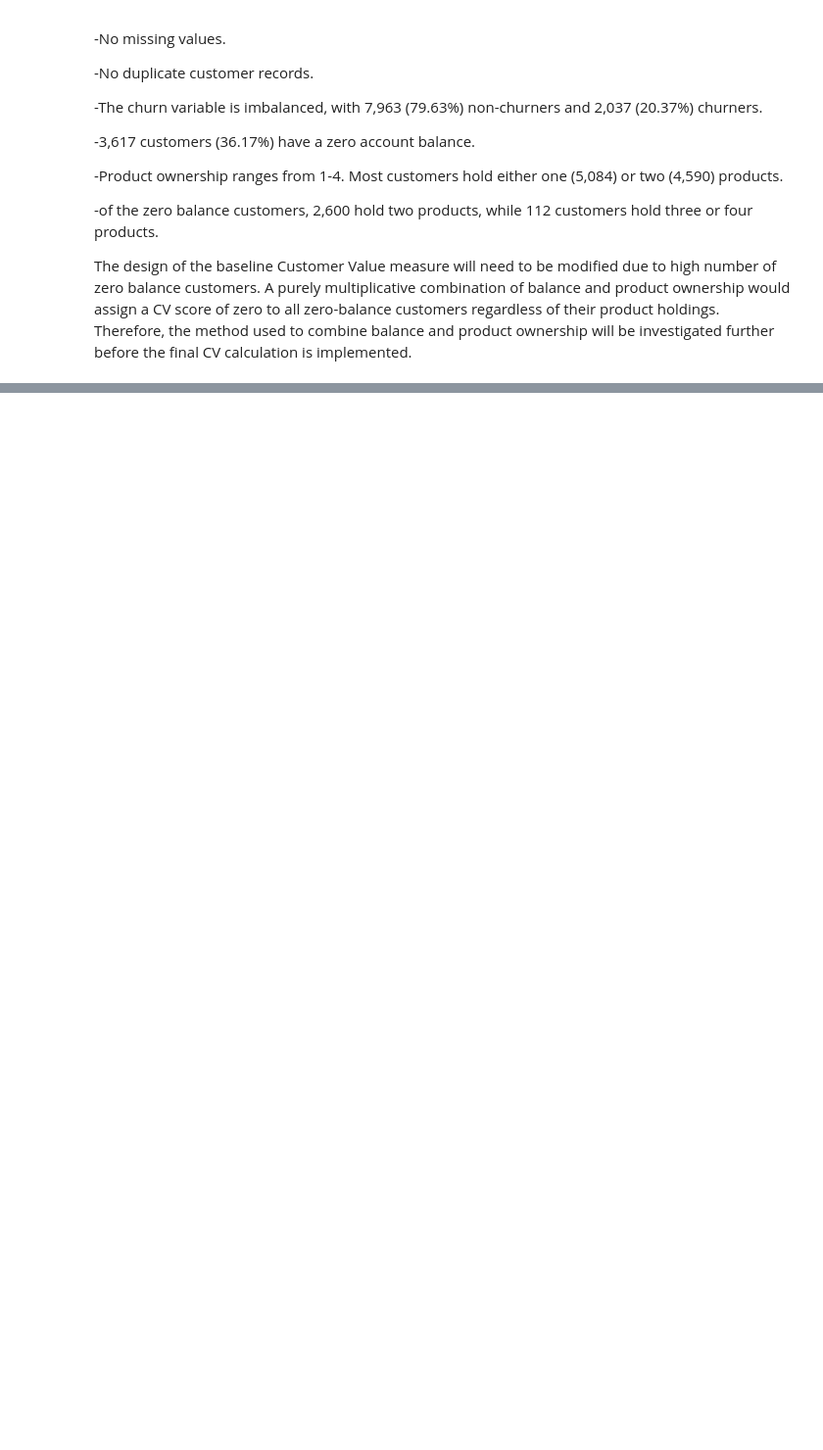
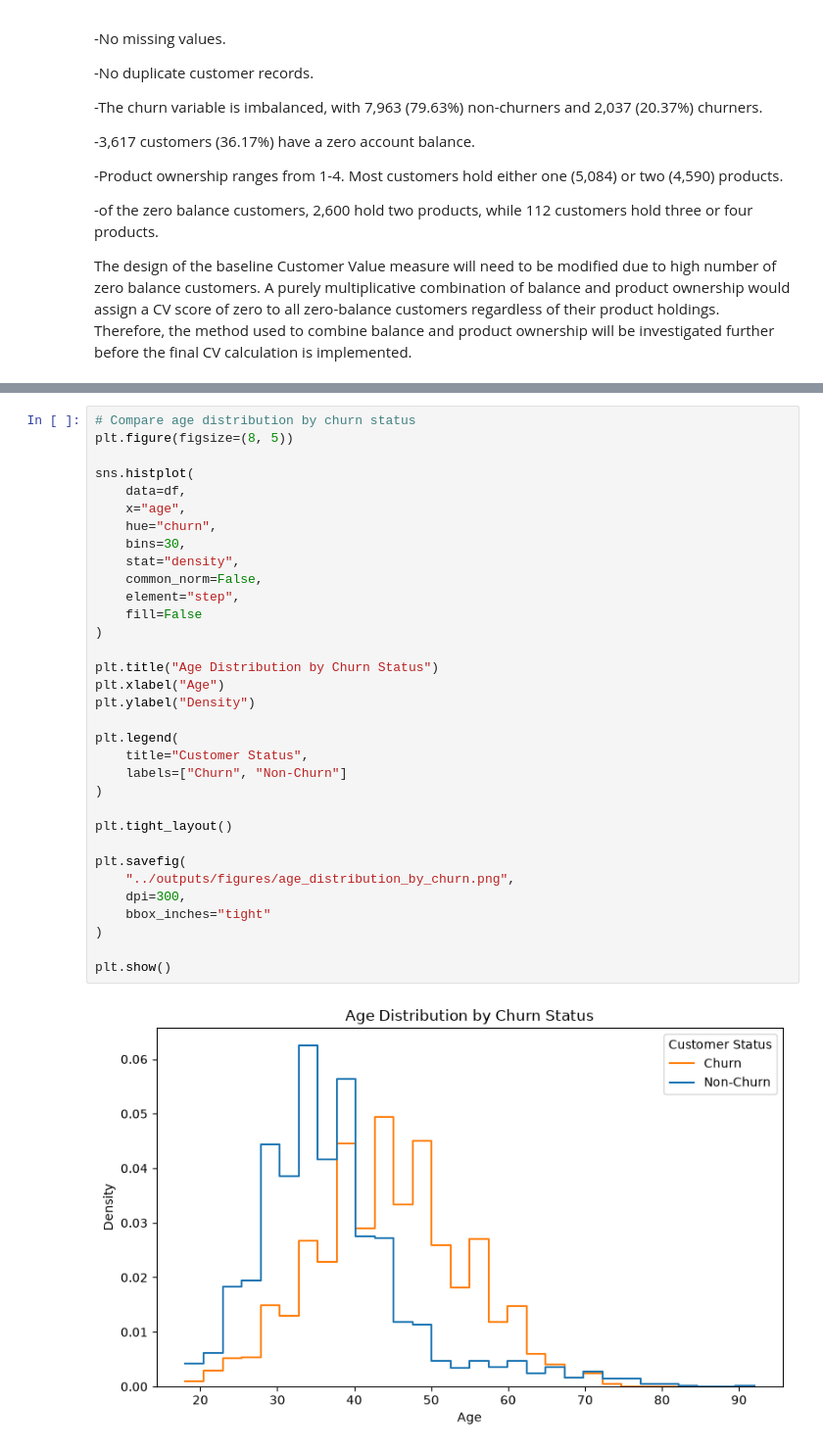
Before and after one commit to ann-fernee/bank-churn-risk-adjusted-cv, a Jupyter notebook: notebooks/churn_risk_adjusted_cv.ipynb, the cells around one changed output, grey strips where cells are left out. Shown at 98% size. Cells and saved outputs as stored; diff of their text form; blank space fills up the shorter version.

```diff
--- a/notebooks/churn_risk_adjusted_cv.ipynb
+++ b/notebooks/churn_risk_adjusted_cv.ipynb
@@ -190,0 +308,35 @@ The design of the baseline Customer Value measure will need to be modified due t
+# %%
+# Compare age distribution by churn status
+plt.figure(figsize=(8, 5))
+
+sns.histplot(
+    data=df,
+    x="age",
+    hue="churn",
+    bins=30,
+    stat="density",
+    common_norm=False,
+    element="step",
+    fill=False
+)
+
+plt.title("Age Distribution by Churn Status")
+plt.xlabel("Age")
+plt.ylabel("Density")
+
+plt.legend(
+    title="Customer Status",
+    labels=["Churn", "Non-Churn"]
+)
+
+plt.tight_layout()
+
+plt.savefig(
+    "../outputs/figures/age_distribution_by_churn.png",
+    dpi=300,
+    bbox_inches="tight"
+)
+
+plt.show()
+# %% [output]
+[figure, added]
```
Also changed, not shown: parts of 41 cells of this notebook.
